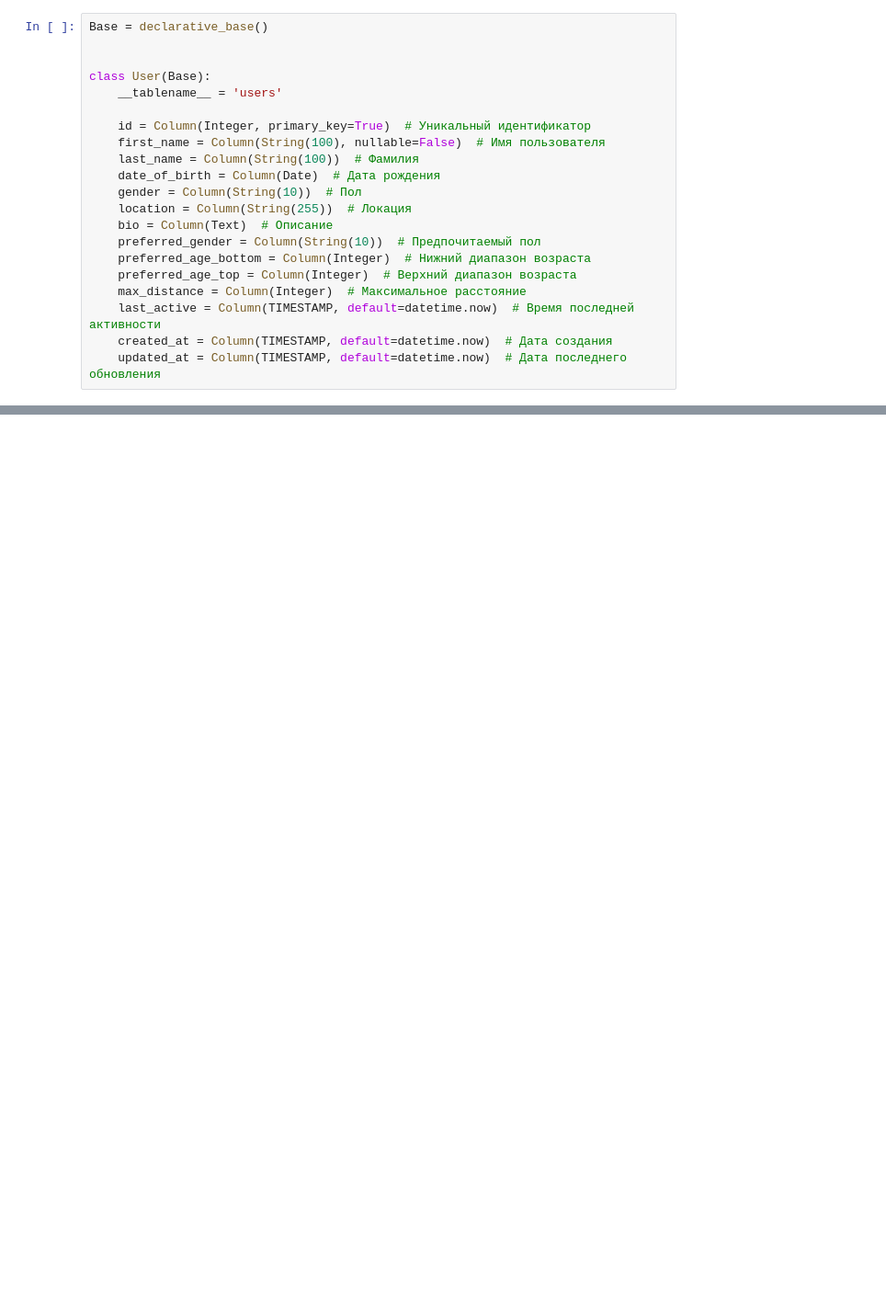
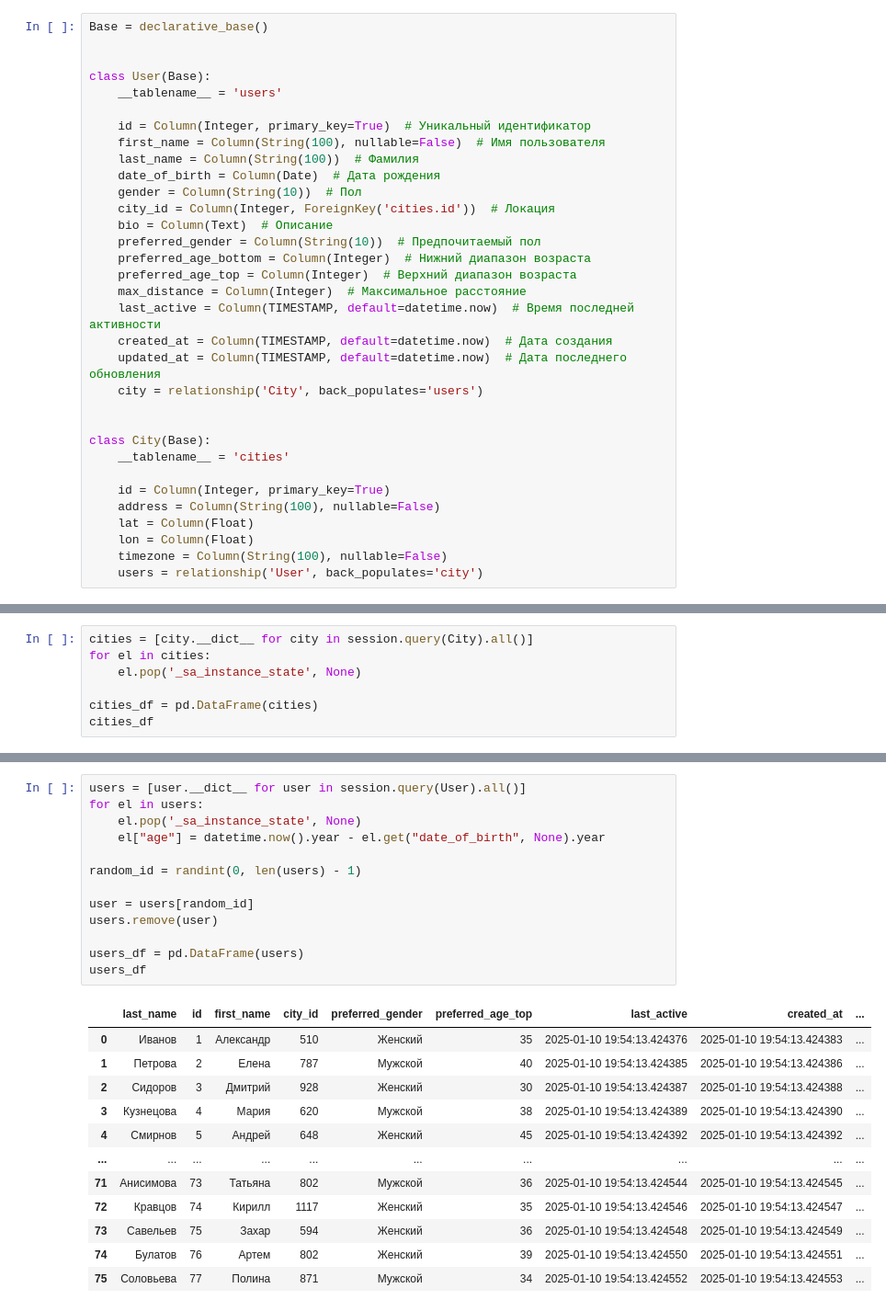
Before and after one commit to ansenya/dating_recommendations_test, a Jupyter notebook: main.ipynb, the cells around one changed output, grey strips where cells are left out. Shown: that part at 92% size. Cells and saved outputs as stored; diff of their text form; blank space fills up the shorter version.

```diff
--- a/main.ipynb
+++ b/main.ipynb
@@ -24,7 +31,7 @@ class User(Base):
     last_name = Column(String(100))  # Фамилия
     date_of_birth = Column(Date)  # Дата рождения
     gender = Column(String(10))  # Пол
-    location = Column(String(255))  # Локация
+    city_id = Column(Integer, ForeignKey('cities.id'))  # Локация
     bio = Column(Text)  # Описание
     preferred_gender = Column(String(10))  # Предпочитаемый пол
     preferred_age_bottom = Column(Integer)  # Нижний диапазон возраста
@@ -33,6 +40,18 @@ class User(Base):
     last_active = Column(TIMESTAMP, default=datetime.now)  # Время последней активности
     created_at = Column(TIMESTAMP, default=datetime.now)  # Дата создания
     updated_at = Column(TIMESTAMP, default=datetime.now)  # Дата последнего обновления
+    city = relationship('City', back_populates='users')
+
+
+class City(Base):
+    __tablename__ = 'cities'
+
+    id = Column(Integer, primary_key=True)
+    address = Column(String(100), nullable=False)
+    lat = Column(Float)
+    lon = Column(Float)
+    timezone = Column(String(100), nullable=False)
+    users = relationship('User', back_populates='city')
 # %%
 DATABASE_URL = "postgresql://user:insecure@localhost:5432/dating"
 
@@ -88,0 +61,7 @@ user
+# %%
+cities = [city.__dict__ for city in session.query(City).all()]
+for el in cities:
+    el.pop('_sa_instance_state', None)
+
+cities_df = pd.DataFrame(cities)
+cities_df
@@ -88,0 +82,26 @@ user
+# %%
+users = [user.__dict__ for user in session.query(User).all()]
+for el in users:
+    el.pop('_sa_instance_state', None)
+    el["age"] = datetime.now().year - el.get("date_of_birth", None).year
+
+random_id = randint(0, len(users) - 1)
+
+user = users[random_id]
+users.remove(user)
+
+users_df = pd.DataFrame(users)
+users_df
+# %% [output]
+|  | last_name | id | first_name | city_id | preferred_gender | preferred_age_top | last_active | created_at | ... |
+| 0 | Иванов | 1 | Александр | 510 | Женский | 35 | 2025-01-10 19:54:13.424376 | 2025-01-10 19:54:13.424383 | ... |
+| 1 | Петрова | 2 | Елена | 787 | Мужской | 40 | 2025-01-10 19:54:13.424385 | 2025-01-10 19:54:13.424386 | ... |
+| 2 | Сидоров | 3 | Дмитрий | 928 | Женский | 30 | 2025-01-10 19:54:13.424387 | 2025-01-10 19:54:13.424388 | ... |
+| 3 | Кузнецова | 4 | Мария | 620 | Мужской | 38 | 2025-01-10 19:54:13.424389 | 2025-01-10 19:54:13.424390 | ... |
+| 4 | Смирнов | 5 | Андрей | 648 | Женский | 45 | 2025-01-10 19:54:13.424392 | 2025-01-10 19:54:13.424392 | ... |
+| ... | ... | ... | ... | ... | ... | ... | ... | ... | ... |
+| 71 | Анисимова | 73 | Татьяна | 802 | Мужской | 36 | 2025-01-10 19:54:13.424544 | 2025-01-10 19:54:13.424545 | ... |
+| 72 | Кравцов | 74 | Кирилл | 1117 | Женский | 35 | 2025-01-10 19:54:13.424546 | 2025-01-10 19:54:13.424547 | ... |
+| 73 | Савельев | 75 | Захар | 594 | Женский | 36 | 2025-01-10 19:54:13.424548 | 2025-01-10 19:54:13.424549 | ... |
+| 74 | Булатов | 76 | Артем | 802 | Женский | 39 | 2025-01-10 19:54:13.424550 | 2025-01-10 19:54:13.424551 | ... |
+| 75 | Соловьева | 77 | Полина | 871 | Мужской | 34 | 2025-01-10 19:54:13.424552 | 2025-01-10 19:54:13.424553 | ... |
```
Also changed, not shown: parts of 12 cells of this notebook, 7 other files.
